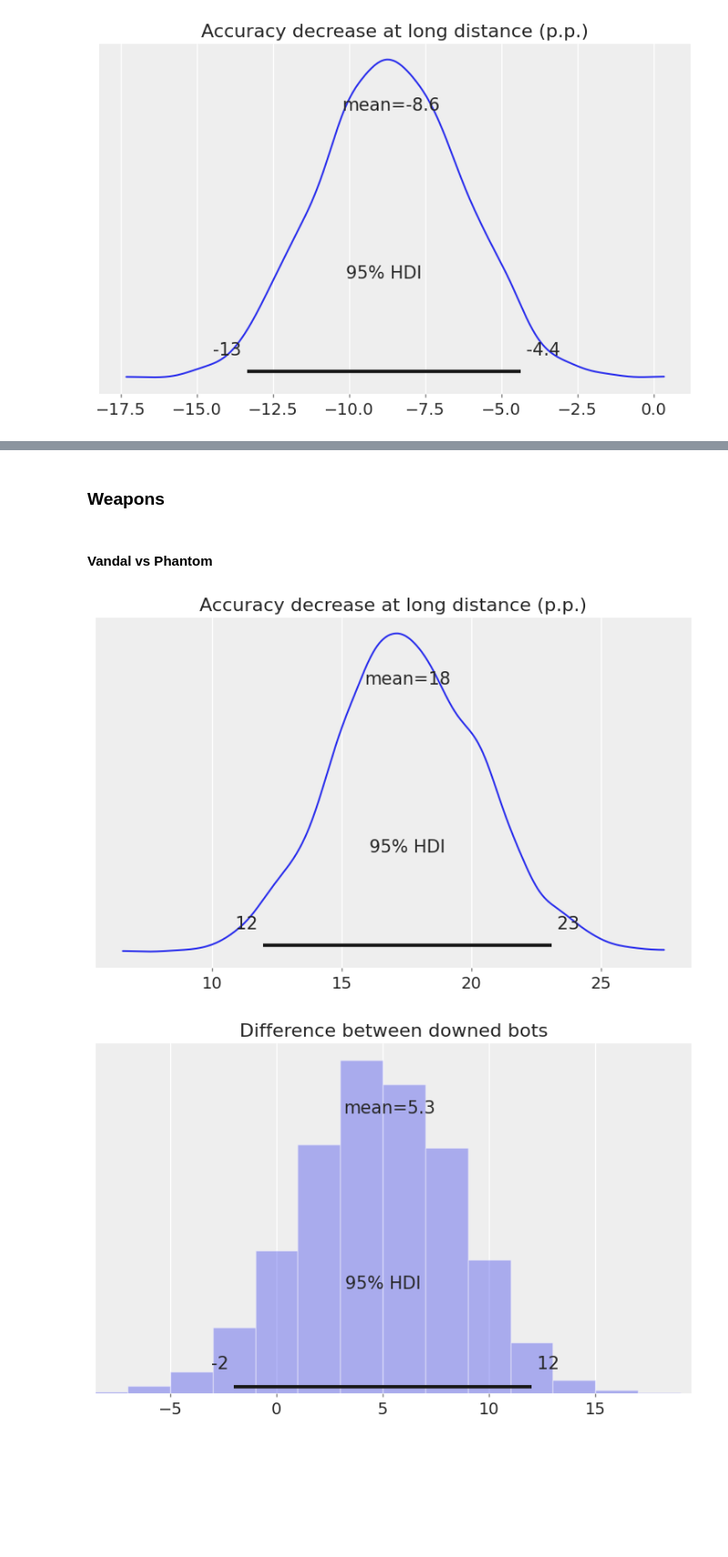
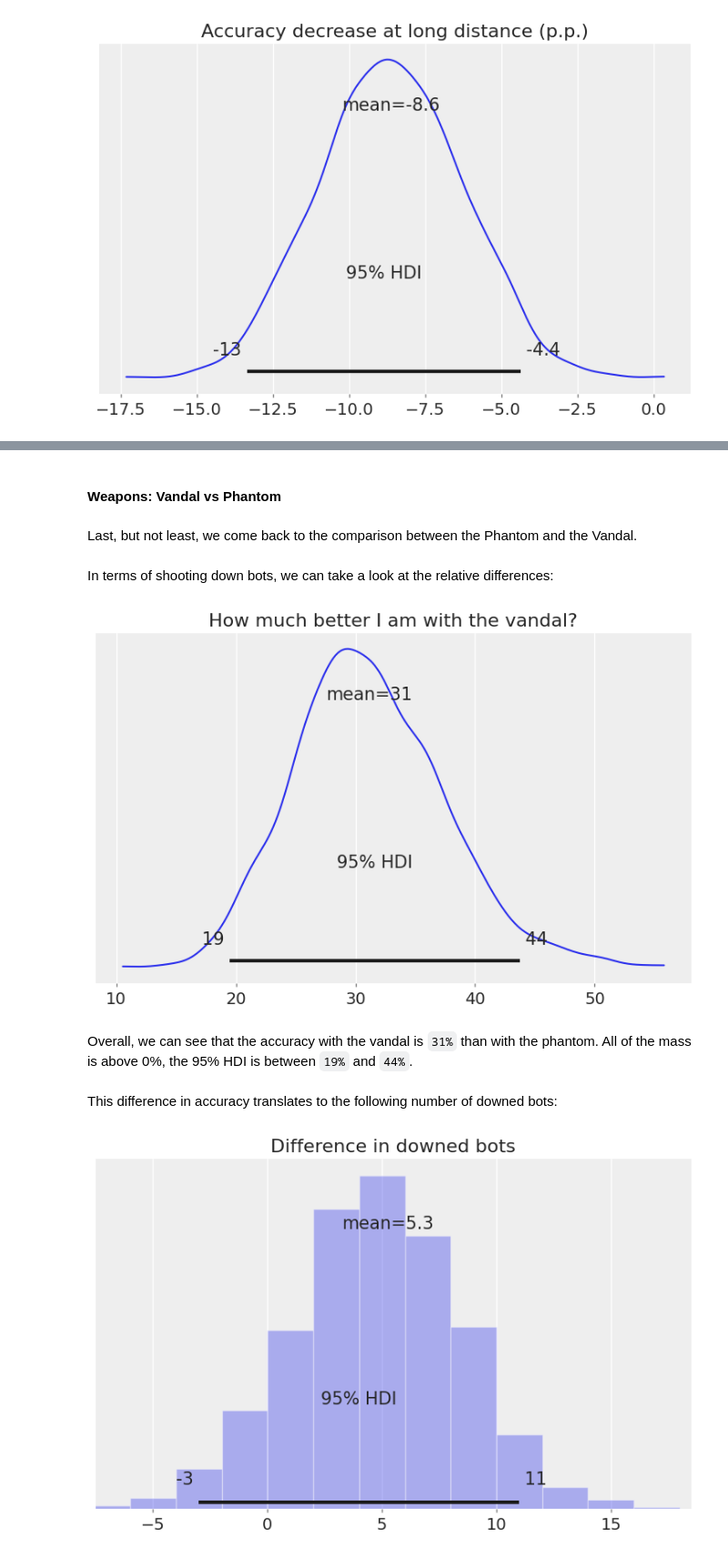
Before and after one commit to Sorkanius/articles, a Jupyter notebook: bayesian_valorant_aim/bayesian_valorant_aim.ipynb, the cells around one changed output, grey strips where cells are left out. Shown at 91% size. Cells and saved outputs as stored; diff of their text form; code cells hidden in the pictures; blank space fills up the shorter version.

```diff
--- a/bayesian_valorant_aim/bayesian_valorant_aim.ipynb
+++ b/bayesian_valorant_aim/bayesian_valorant_aim.ipynb
@@ -323,22 +369,29 @@ plt.show()
 # %% [markdown]
-### Weapons
+#### Weapons: Vandal vs Phantom
-# %% [markdown]
-#### Vandal vs Phantom
+# %% [markdown]
+Last, but not least, we come back to the comparison between the Phantom and the Vandal.
 # %%
 log_odds_phantom = inference_data.posterior['beta'][:, :, [1,4]].mean(axis=2)
 p_phantom = logistic(log_odds_phantom)
 
 log_odds_vandal = inference_data.posterior['beta'][:, :, [2,5]].mean(axis=2)
 p_vandal = logistic(log_odds_vandal)
+# %% [markdown]
+In terms of shooting down bots, we can take a look at the relative differences:
 # %%
-az.plot_posterior(100*(p_vandal - p_phantom), hdi_prob=0.95)
-plt.title('Accuracy decrease at long distance (p.p.)')
+az.plot_posterior(100*(p_vandal - p_phantom)/p_phantom, hdi_prob=0.95)
+plt.title('How much better I am with the vandal?')
 plt.show()
 # %% [output]
-[figure, old version]
+[figure, new version]
+# %% [markdown]
+Overall, we can see that the accuracy with the vandal is `31%` than with the phantom. All of the mass is above 0%, the 95% HDI is between `19%` and `44%`.
+# %% [markdown]
+This difference in accuracy translates to the following number of downed bots:
 # %%
-az.plot_posterior(np.random.binomial(N, p_vandal) - np.random.binomial(N, p_phantom), hdi_prob=0.95)
-plt.title('Difference between downed bots')
+weapon_contrast = np.random.binomial(N, p_vandal) - np.random.binomial(N, p_phantom)
+az.plot_posterior(weapon_contrast, hdi_prob=0.95)
+plt.title('Difference in downed bots')
 plt.show()
 # %% [output]
-[figure, old version]
+[figure, new version]
```
Also changed, not shown: parts of 22 cells of this notebook.
